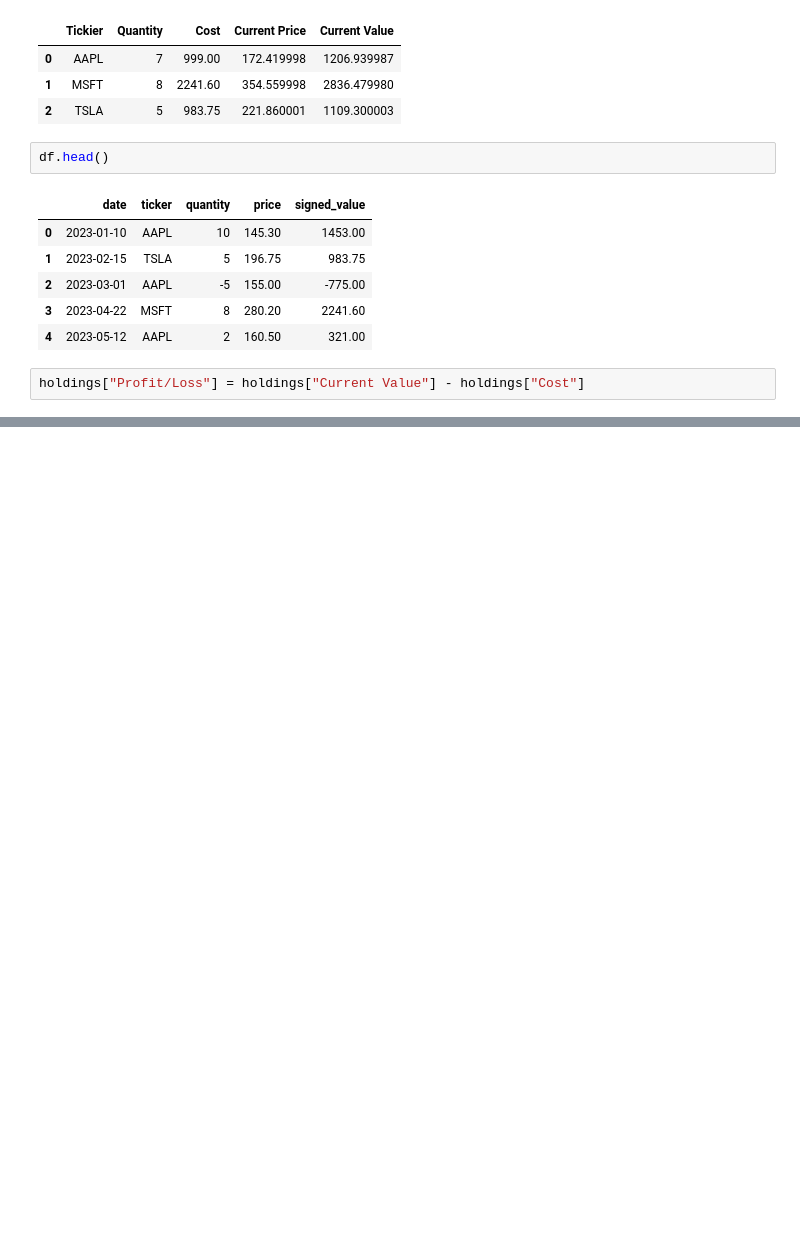
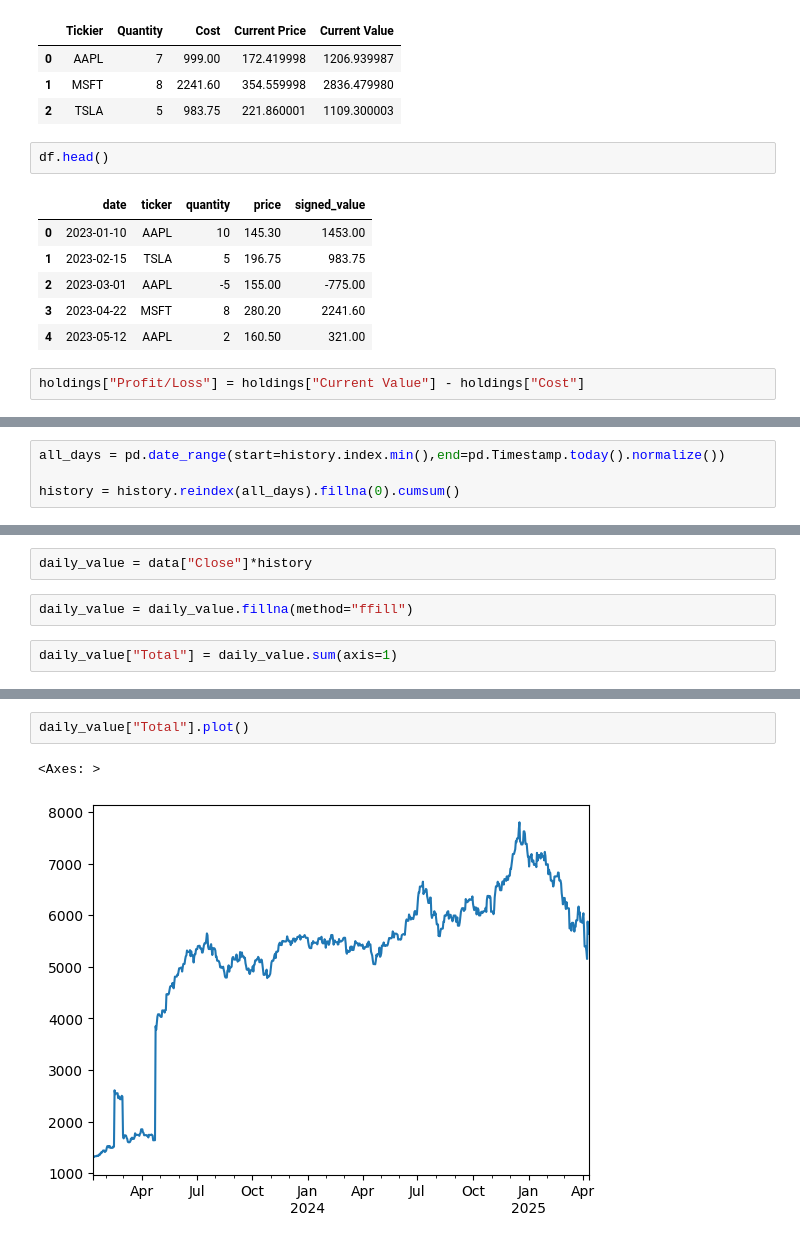
Before and after one commit to aryal1/Personal-Investment-Tracker-and-Analyzer, a Jupyter notebook: tracker.ipynb, the cells around one changed output, grey strips where cells are left out. Cells and saved outputs as stored; diff of their text form; blank space fills up the shorter version.

```diff
--- a/tracker.ipynb
+++ b/tracker.ipynb
@@ -102,0 +104,4 @@ holdings.head()
+# %%
+all_days = pd.date_range(start=history.index.min(),end=pd.Timestamp.today().normalize())
+
+history = history.reindex(all_days).fillna(0).cumsum()
@@ -102,0 +124,6 @@ holdings.head()
+# %%
+daily_value = data["Close"]*history
+# %%
+daily_value = daily_value.fillna(method="ffill")
+# %%
+daily_value["Total"] = daily_value.sum(axis=1)
@@ -102,0 +146,5 @@ holdings.head()
+# %%
+daily_value["Total"].plot()
+# %% [output]
+<Axes: >
+[figure, added]
```
Also changed, not shown: parts of 10 cells of this notebook.
